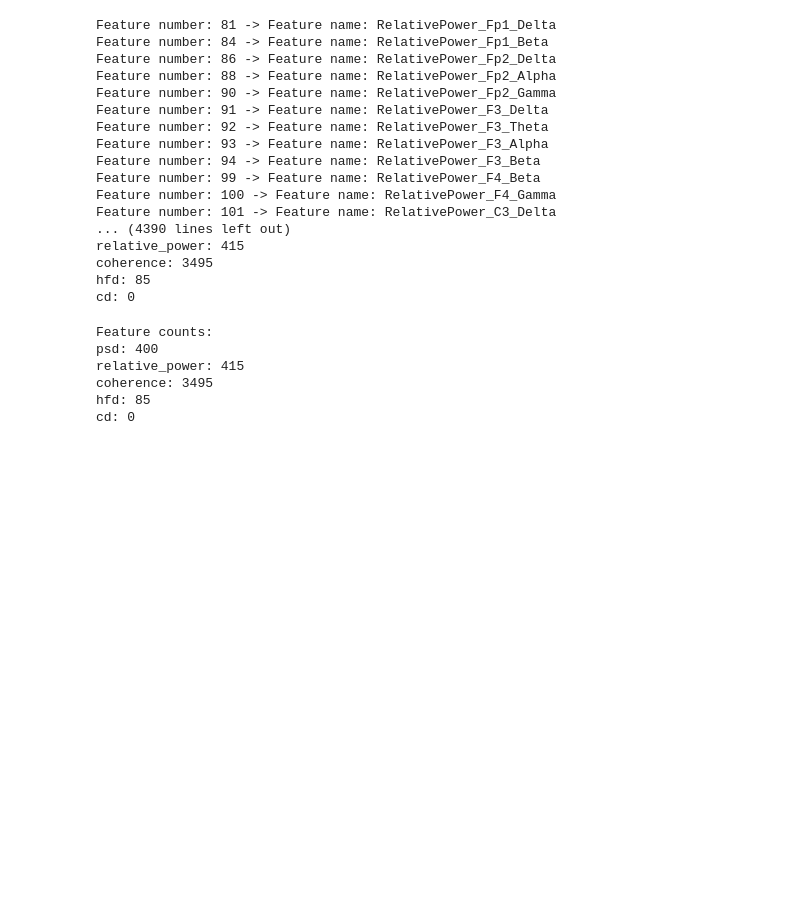
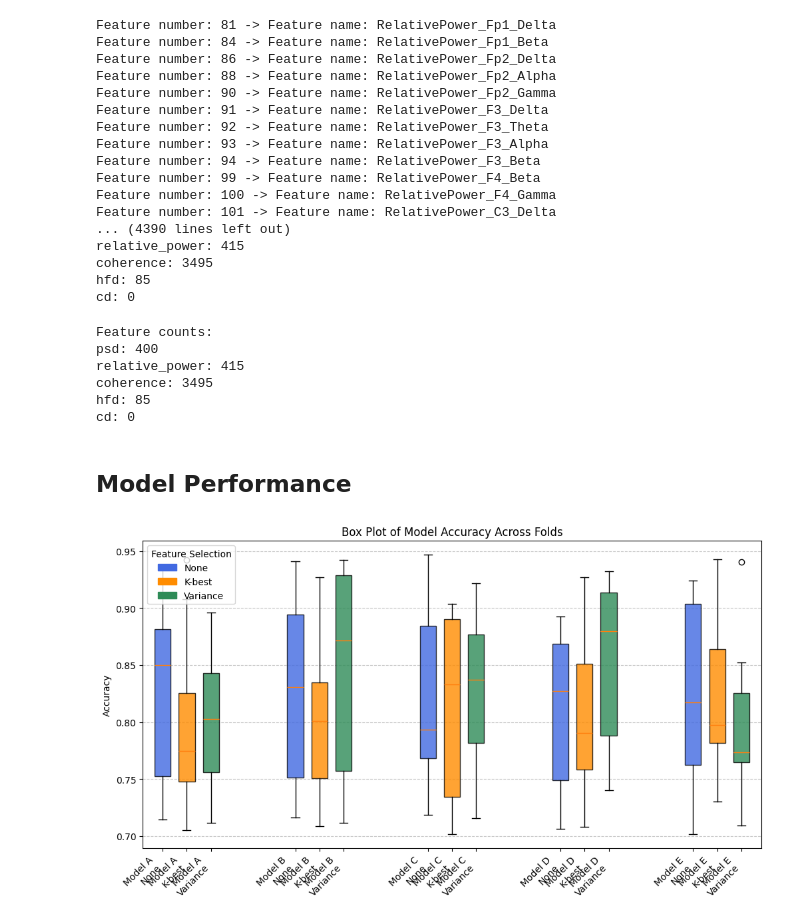
Before and after one commit to wachiii-q/brain-mdd, a Jupyter notebook: inspect_result.ipynb, the cells around one changed output. Drawn from its saved outputs; the diff is of its cells as text; code cells hidden in the pictures; blank space fills up the shorter version.

```diff
--- a/inspect_result.ipynb
+++ b/inspect_result.ipynb
@@ -123,3 +123,5 @@ relative_power: 415
 coherence: 3495
 hfd: 85
 cd: 0
+# %% [markdown]
+## Model Performance
@@ -125,0 +139,53 @@ cd: 0
+# %%
+import numpy as np
+import matplotlib.pyplot as plt
+
+np.random.seed(42)
+models = ["Model A", "Model B", "Model C", "Model D", "Model E"]
+feature_selections = ["None", "K-best", "Variance"]
+
+data = [np.random.uniform(0.7, 0.95, 10) for _ in range(15)]  # Replace with actual fold accuracies
+
+# Colors for feature selection methods
+colors = {"None": "royalblue", "K-best": "darkorange", "Variance": "seagreen"}
+
+# Adjusted x positions: Increase spacing between different models
+x_positions = []
+gap = 1.5  # Space between models
+current_x = 0
+
+for i in range(len(models)):
+    for j in range(len(feature_selections)):
+        x_positions.append(current_x)
+        current_x += 0.6  # Spacing within the model
+    current_x += gap  # Extra space between models
+
+# Assign colors based on feature selection technique
+box_colors = [colors[fs] for m in models for fs in feature_selections]
+
+# Plot
+fig, ax = plt.subplots(figsize=(12, 6))
+
+# Create box plot
+box = ax.boxplot(data, positions=x_positions, patch_artist=True, widths=0.4)
+
+# Apply colors
+for patch, color in zip(box["boxes"], box_colors):
+    patch.set_facecolor(color)
+    patch.set_alpha(0.8)
+
+# Customization
+x_labels = [f"{m}\n{fs}" for m in models for fs in feature_selections]
+ax.set_xticks(x_positions)
+ax.set_xticklabels(x_labels, rotation=45, ha="right", fontsize=10)
+ax.set_ylabel("Accuracy")
+ax.set_title("Box Plot of Model Accuracy Across Folds")
+
+# Legend (one entry per feature selection method)
+handles = [plt.Rectangle((0, 0), 1, 1, color=colors[fs]) for fs in feature_selections]
+ax.legend(handles, feature_selections, title="Feature Selection", loc="upper left")
+
+plt.grid(axis="y", linestyle="--", alpha=0.7)
+plt.show()
+# %% [output]
+[figure, added]
```
Also changed, not shown: parts of 1 cell of this notebook, 7 other files.
